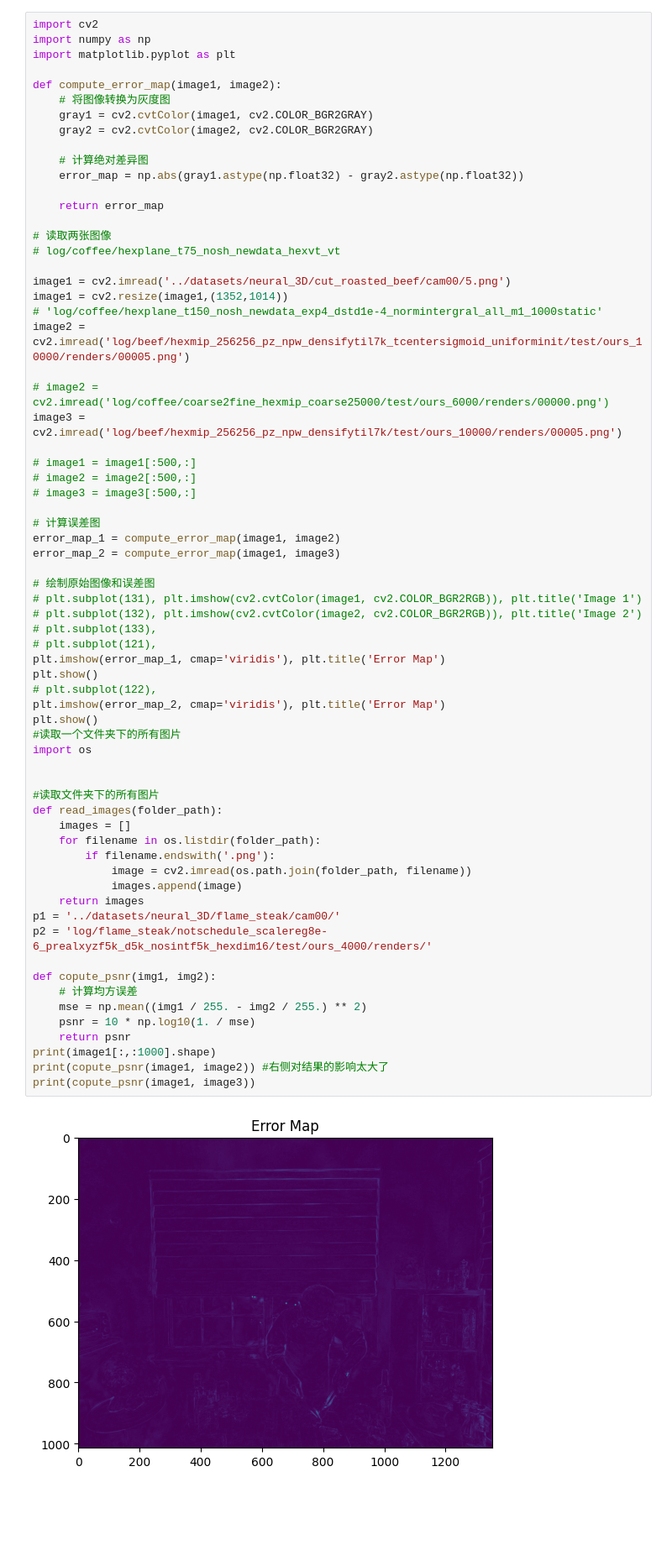
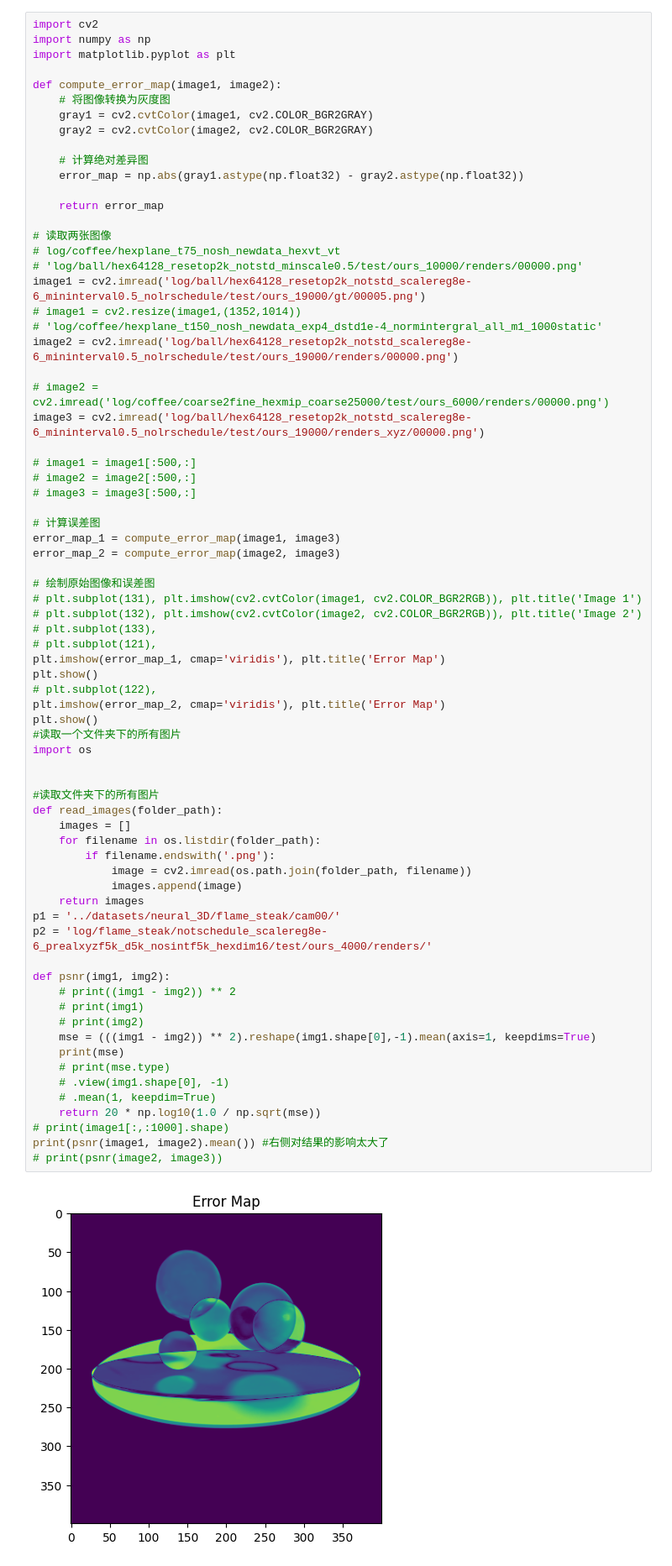
Before and after one commit to yjb6/gaussian, a Jupyter notebook: test.ipynb, the cells around one changed output. Shown at 84% size. Drawn from its saved outputs; the diff is of its cells as text; blank space fills up the shorter version.

```diff
--- a/test.ipynb
+++ b/test.ipynb
@@ -652,55 +728,60 @@ def compute_error_map(image1, image2):
 
 # 读取两张图像
 # log/coffee/hexplane_t75_nosh_newdata_hexvt_vt
-
-image1 = cv2.imread('../datasets/neural_3D/cut_roasted_beef/cam00/5.png')
-image1 = cv2.resize(image1,(1352,1014))
+# 'log/ball/hex64128_resetop2k_notstd_minscale0.5/test/ours_10000/renders/00000.png'
+image1 = cv2.imread('log/ball/hex64128_resetop2k_notstd_scalereg8e-6_mininterval0.5_nolrschedule/test/ours_19000/gt/00005.png')
+# image1 = cv2.resize(image1,(1352,1014))
 # 'log/coffee/hexplane_t150_nosh_newdata_exp4_dstd1e-4_normintergral_all_m1_1000static'
-image2 = cv2.imread('log/beef/hexmip_256256_pz_npw_densifytil7k_tcentersigmoid_uniforminit/test/ours_10000/renders/00005.png')
+image2 = cv2.imread('log/ball/hex64128_resetop2k_notstd_scalereg8e-6_mininterval0.5_nolrschedule/test/ours_19000/renders/00000.png')
 
 # image2 = cv2.imread('log/coffee/coarse2fine_hexmip_coarse25000/test/ours_6000/renders/00000.png')
-image3 = cv2.imread('log/beef/hexmip_256256_pz_npw_densifytil7k/test/ours_10000/renders/00005.png')
+image3 = cv2.imread('log/ball/hex64128_resetop2k_notstd_scalereg8e-6_mininterval0.5_nolrschedule/test/ours_19000/renders_xyz/00000.png')
 
 # image1 = image1[:500,:]
 # image2 = image2[:500,:]
 # image3 = image3[:500,:]
 
 # 计算误差图
-error_map_1 = compute_error_map(image1, image2)
-error_map_2 = compute_error_map(image1, image3)
+error_map_1 = compute_error_map(image1, image3)
+error_map_2 = compute_error_map(image2, image3)
 
 # 绘制原始图像和误差图
 # plt.subplot(131), plt.imshow(cv2.cvtColor(image1, cv2.COLOR_BGR2RGB)), plt.title('Image 1')
 # plt.subplot(132), plt.imshow(cv2.cvtColor(image2, cv2.COLOR_BGR2RGB)), plt.title('Image 2')
 # plt.subplot(133),
 # plt.subplot(121),
 plt.imshow(error_map_1, cmap='viridis'), plt.title('Error Map')
 plt.show()
 # plt.subplot(122),
 plt.imshow(error_map_2, cmap='viridis'), plt.title('Error Map')
 plt.show()
 #读取一个文件夹下的所有图片
 import os
 
 
 #读取文件夹下的所有图片
 def read_images(folder_path):
     images = []
     for filename in os.listdir(folder_path):
         if filename.endswith('.png'):
             image = cv2.imread(os.path.join(folder_path, filename))
             images.append(image)
     return images
 p1 = '../datasets/neural_3D/flame_steak/cam00/'
 p2 = 'log/flame_steak/notschedule_scalereg8e-6_prealxyzf5k_d5k_nosintf5k_hexdim16/test/ours_4000/renders/'
 
-def copute_psnr(img1, img2):
-    # 计算均方误差
-    mse = np.mean((img1 / 255. - img2 / 255.) ** 2)
-    psnr = 10 * np.log10(1. / mse)
-    return psnr
-print(image1[:,:1000].shape)
-print(copute_psnr(image1, image2)) #右侧对结果的影响太大了
-print(copute_psnr(image1, image3))
+def psnr(img1, img2):
+    # print((img1 - img2)) ** 2
+    # print(img1)
+    # print(img2)
+    mse = (((img1 - img2)) ** 2).reshape(img1.shape[0],-1).mean(axis=1, keepdims=True)
+    print(mse)
+    # print(mse.type)
+    # .view(img1.shape[0], -1)
+    # .mean(1, keepdim=True)
+    return 20 * np.log10(1.0 / np.sqrt(mse))
+# print(image1[:,:1000].shape)
+print(psnr(image1, image2).mean()) #右侧对结果的影响太大了
+# print(psnr(image2, image3))
 # %% [output]
-[figure, old version]
+[figure, new version]
```
Also changed, not shown: parts of 6 cells of this notebook, 19 other files.
